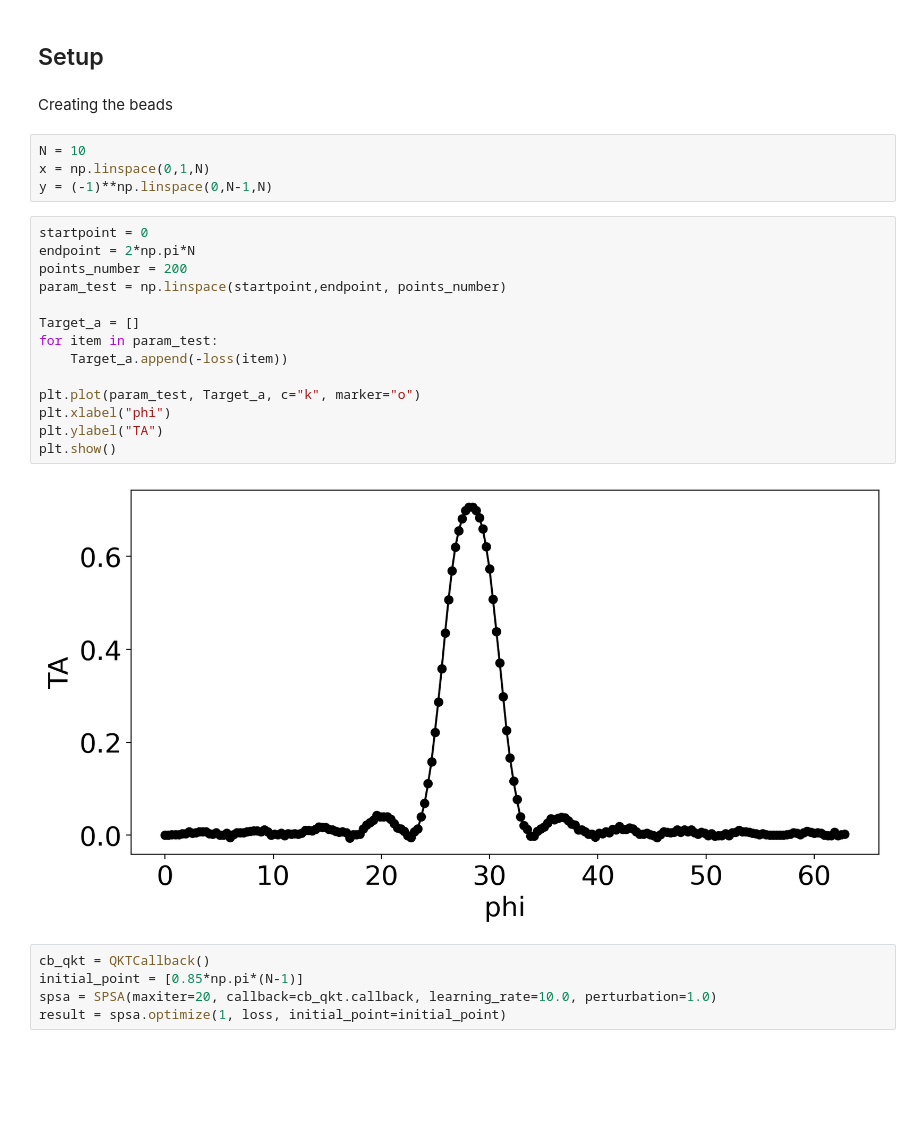
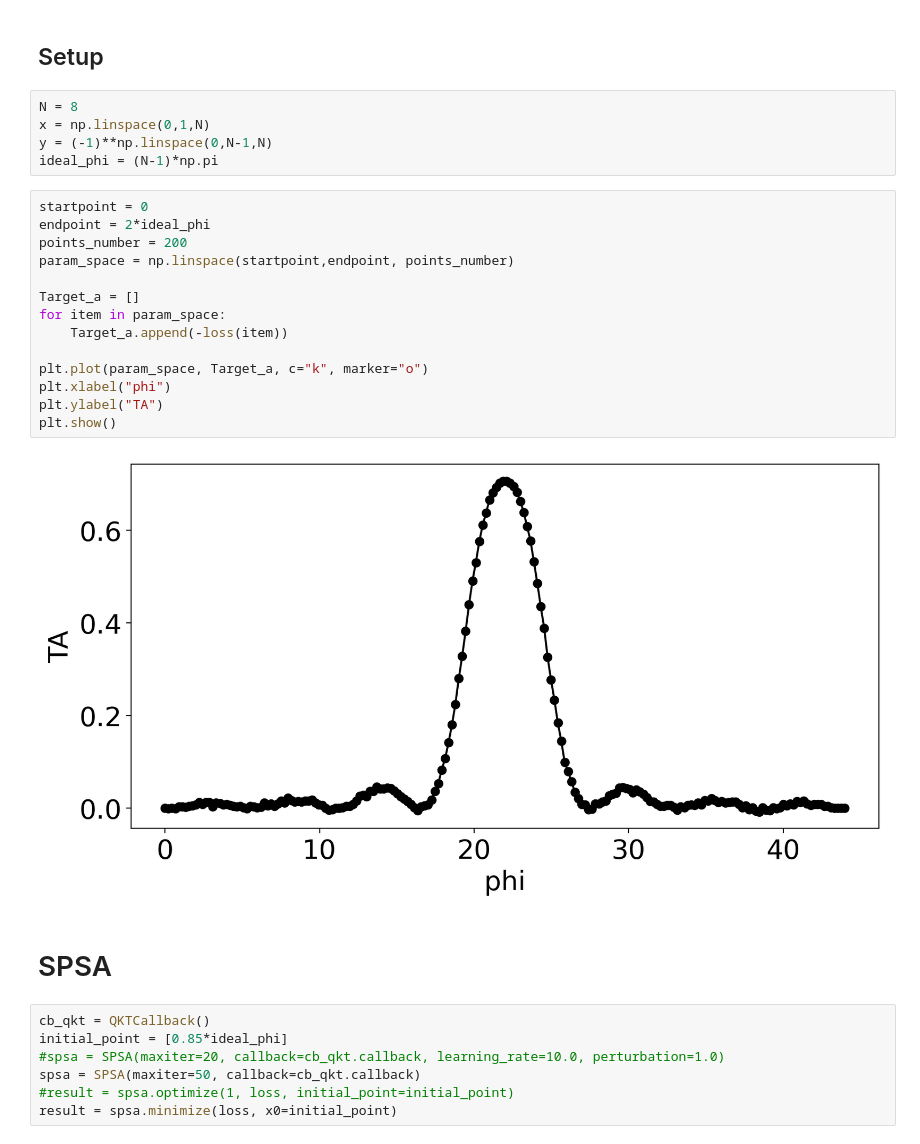
Before and after one commit to Quantum-Cosmos-Lab/quantum_maps_for_beads, a Jupyter notebook: toy_model_optimization.ipynb, the cells around one changed output. Drawn from its saved outputs; the diff is of its cells as text; blank space fills up the shorter version.

Commit message:
Prepare SPSA optimization in a notebook

```diff
--- a/toy_model_optimization.ipynb
+++ b/toy_model_optimization.ipynb
@@ -139,32 +192,35 @@ class QKTCallback:
 # %% [markdown]
 ## Setup
-# %% [markdown]
-Creating the beads
 # %%
-N = 10
+N = 8
 x = np.linspace(0,1,N)
 y = (-1)**np.linspace(0,N-1,N)
+ideal_phi = (N-1)*np.pi
 # %%
 startpoint = 0
-endpoint = 2*np.pi*N
+endpoint = 2*ideal_phi
 points_number = 200
-param_test = np.linspace(startpoint,endpoint, points_number)
+param_space = np.linspace(startpoint,endpoint, points_number)
 
 Target_a = []
-for item in param_test:
+for item in param_space:
     Target_a.append(-loss(item))
 
-plt.plot(param_test, Target_a, c="k", marker="o")
+plt.plot(param_space, Target_a, c="k", marker="o")
 plt.xlabel("phi")
 plt.ylabel("TA")
 plt.show()
 # %% [output]
-[figure, old version]
+[figure, new version]
+# %% [markdown]
+# SPSA
 # %%
 cb_qkt = QKTCallback()
-initial_point = [0.85*np.pi*(N-1)]
-spsa = SPSA(maxiter=20, callback=cb_qkt.callback, learning_rate=10.0, perturbation=1.0)
-result = spsa.optimize(1, loss, initial_point=initial_point)
+initial_point = [0.85*ideal_phi]
+#spsa = SPSA(maxiter=20, callback=cb_qkt.callback, learning_rate=10.0, perturbation=1.0)
+spsa = SPSA(maxiter=50, callback=cb_qkt.callback)
+#result = spsa.optimize(1, loss, initial_point=initial_point)
+result = spsa.minimize(loss, x0=initial_point)
 # %%
 callback = cb_qkt.get_callback_data()
 TA = callback[2]
```
Also changed, not shown: parts of 17 cells of this notebook.
